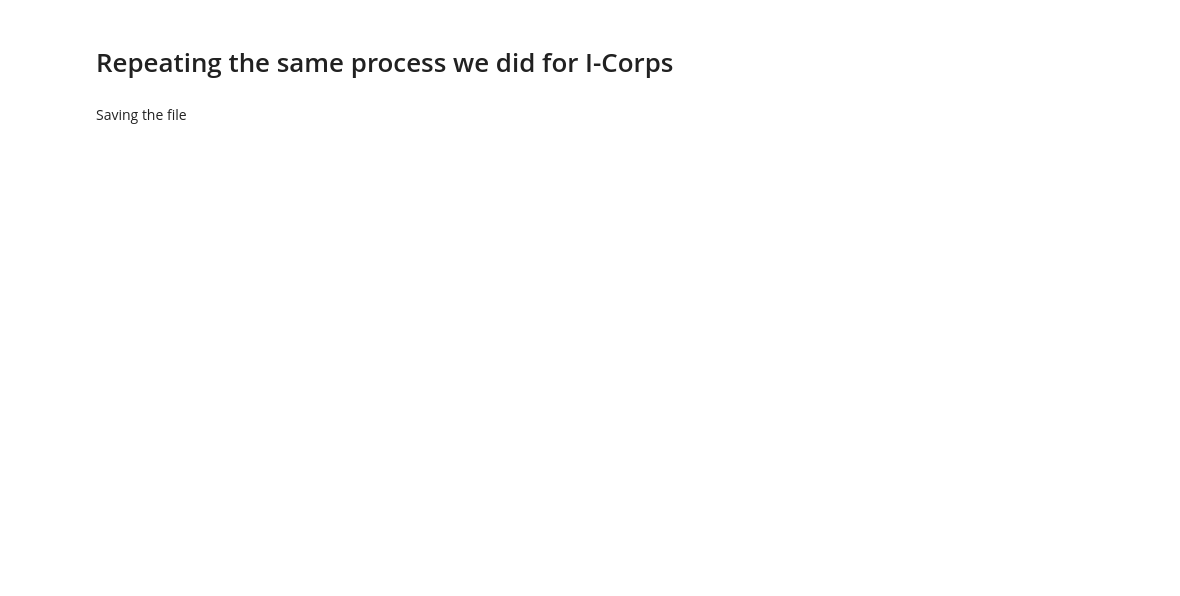
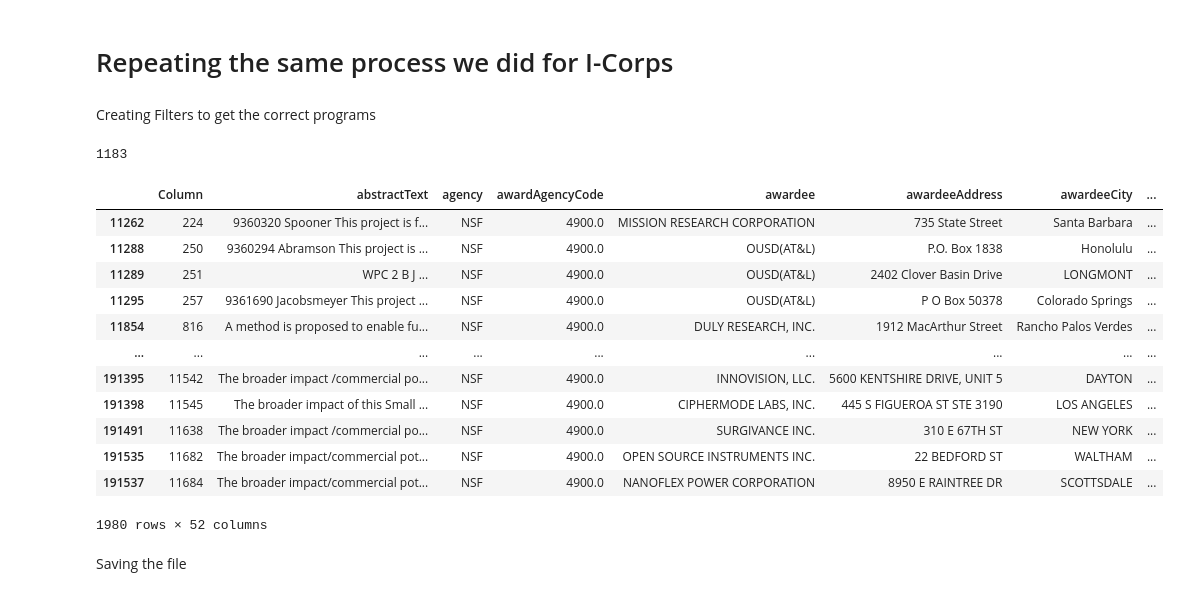
Before and after one commit to SeverinoCenter/nsf_engines, a Jupyter notebook: Vitor/Panel_All.ipynb, the cells around one changed output. Cells and saved outputs as stored; diff of their text form; code cells hidden in the pictures; blank space fills up the shorter version.

```diff
--- a/Vitor/Panel_All.ipynb
+++ b/Vitor/Panel_All.ipynb
@@ -32,0 +107,2 @@ year_2022.shape
+# %%
+nsf_all = nsf[~nsf['awardeeCounty'].isna()] #187755 + 3773 (correct)
@@ -33,2 +142,32 @@ year_2022.shape
 # %% [markdown]
 # Repeating the same process we did for I-Corps
+# %%
+data = nsf_all.copy()
+# %% [markdown]
+Creating Filters to get the correct programs
+# %%
+programs = data.fundProgramName.unique()
+len(programs)
+# %% [output]
+1183
+# %%
+df_corps = data[data['fundProgramName'] == 'I-Corps']
+
+df_SBIR_1 = data[data['fundProgramName'] == 'SBIR Phase I']
+df_SBIR_2 = data[data['fundProgramName'] == 'SBIR Phase II']
+# df_corps = data[data['fundProgramName'] == 'I-Corps']
+# df_corps = data[data['fundProgramName'] == 'I-Corps']
+# %% [output]
+|  | Column | abstractText | agency | awardAgencyCode | awardee | awardeeAddress | awardeeCity | ... |
+| 11262 | 224 | 9360320 Spooner This project is f... | NSF | 4900.0 | MISSION RESEARCH CORPORATION | 735 State Street | Santa Barbara | ... |
+| 11288 | 250 | 9360294 Abramson This project is ... | NSF | 4900.0 | OUSD(AT&L) | P.O. Box 1838 | Honolulu | ... |
+| 11289 | 251 | WPC 2 B J ... | NSF | 4900.0 | OUSD(AT&L) | 2402 Clover Basin Drive | LONGMONT | ... |
+| 11295 | 257 | 9361690 Jacobsmeyer This project ... | NSF | 4900.0 | OUSD(AT&L) | P O Box 50378 | Colorado Springs | ... |
+| 11854 | 816 | A method is proposed to enable fu... | NSF | 4900.0 | DULY RESEARCH, INC. | 1912 MacArthur Street | Rancho Palos Verdes | ... |
+| ... | ... | ... | ... | ... | ... | ... | ... | ... |
+| 191395 | 11542 | The broader impact /commercial po... | NSF | 4900.0 | INNOVISION, LLC. | 5600 KENTSHIRE DRIVE, UNIT 5 | DAYTON | ... |
+| 191398 | 11545 | The broader impact of this Small ... | NSF | 4900.0 | CIPHERMODE LABS, INC. | 445 S FIGUEROA ST STE 3190 | LOS ANGELES | ... |
+| 191491 | 11638 | The broader impact /commercial po... | NSF | 4900.0 | SURGIVANCE INC. | 310 E 67TH ST | NEW YORK | ... |
+| 191535 | 11682 | The broader impact/commercial pot... | NSF | 4900.0 | OPEN SOURCE INSTRUMENTS INC. | 22 BEDFORD ST | WALTHAM | ... |
+| 191537 | 11684 | The broader impact/commercial pot... | NSF | 4900.0 | NANOFLEX POWER CORPORATION | 8950 E RAINTREE DR | SCOTTSDALE | ... |
+1980 rows × 52 columns
```
Also changed, not shown: parts of 25 cells of this notebook, 1 other file.
